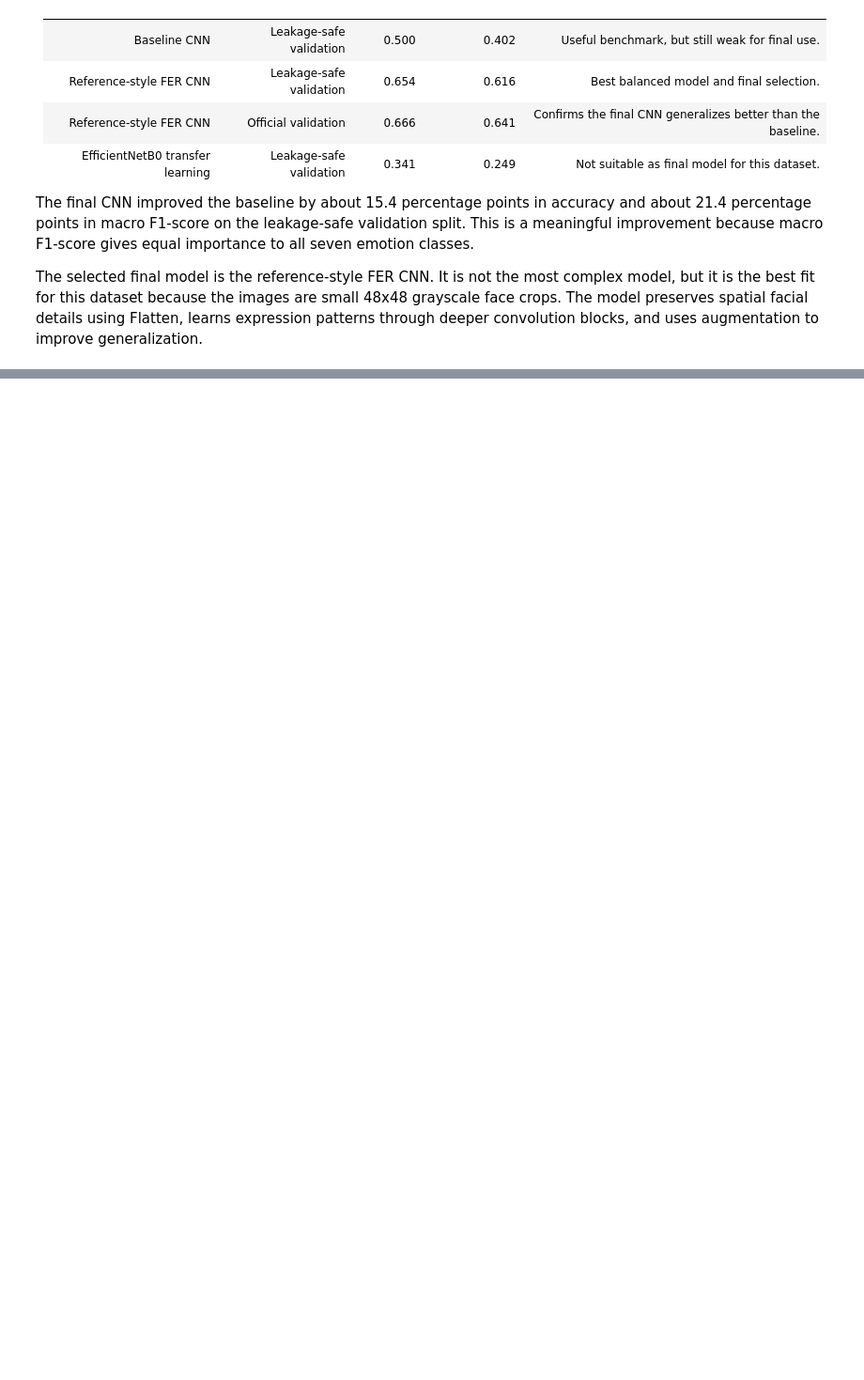
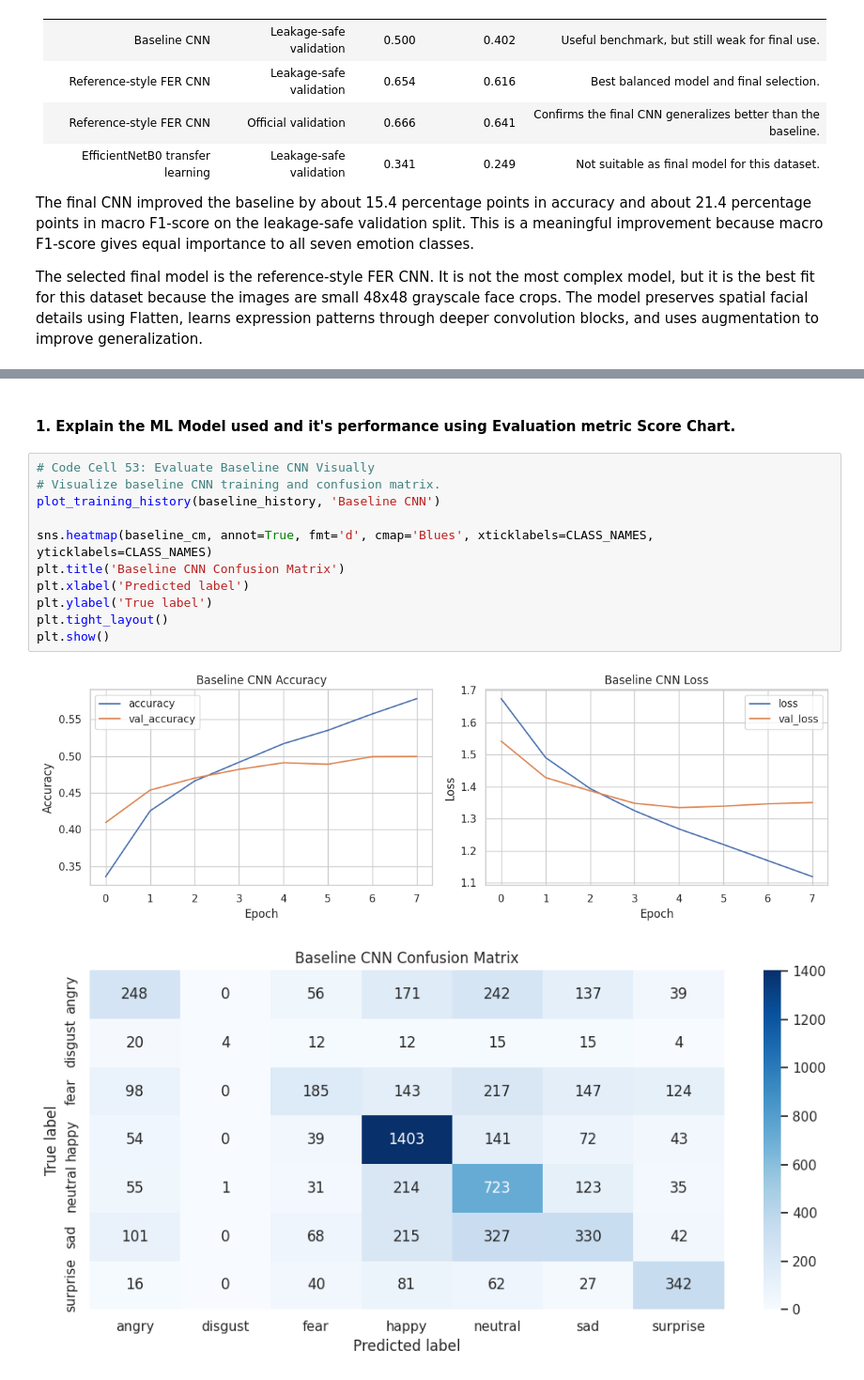
Before and after one commit to I-AM-PRASHANT-VERMA/Almabetter---DeepFER-Facial-Emotion-Recognition-Using-Deep-Learning, a Jupyter notebook: DeepFER_Facial_Emotion_Recognition.ipynb, the cells around one changed output, grey strips where cells are left out. Shown at 94% size. Cells and saved outputs as stored; diff of their text form; blank space fills up the shorter version.

Commit message:
Add model development and evaluation

```diff
--- a/DeepFER_Facial_Emotion_Recognition.ipynb
+++ b/DeepFER_Facial_Emotion_Recognition.ipynb
@@ -1611,0 +1873,16 @@ The selected final model is the reference-style FER CNN. It is not the most comp
+# %% [markdown]
+#### 1. Explain the ML Model used and it's performance using Evaluation metric Score Chart.
+# %%
+# Code Cell 53: Evaluate Baseline CNN Visually
+# Visualize baseline CNN training and confusion matrix.
+plot_training_history(baseline_history, 'Baseline CNN')
+
+sns.heatmap(baseline_cm, annot=True, fmt='d', cmap='Blues', xticklabels=CLASS_NAMES, yticklabels=CLASS_NAMES)
+plt.title('Baseline CNN Confusion Matrix')
+plt.xlabel('Predicted label')
+plt.ylabel('True label')
+plt.tight_layout()
+plt.show()
+# %% [output]
+[figure, added]
+[figure, added]
```
Also changed, not shown: parts of 37 cells of this notebook, 1 other file.
